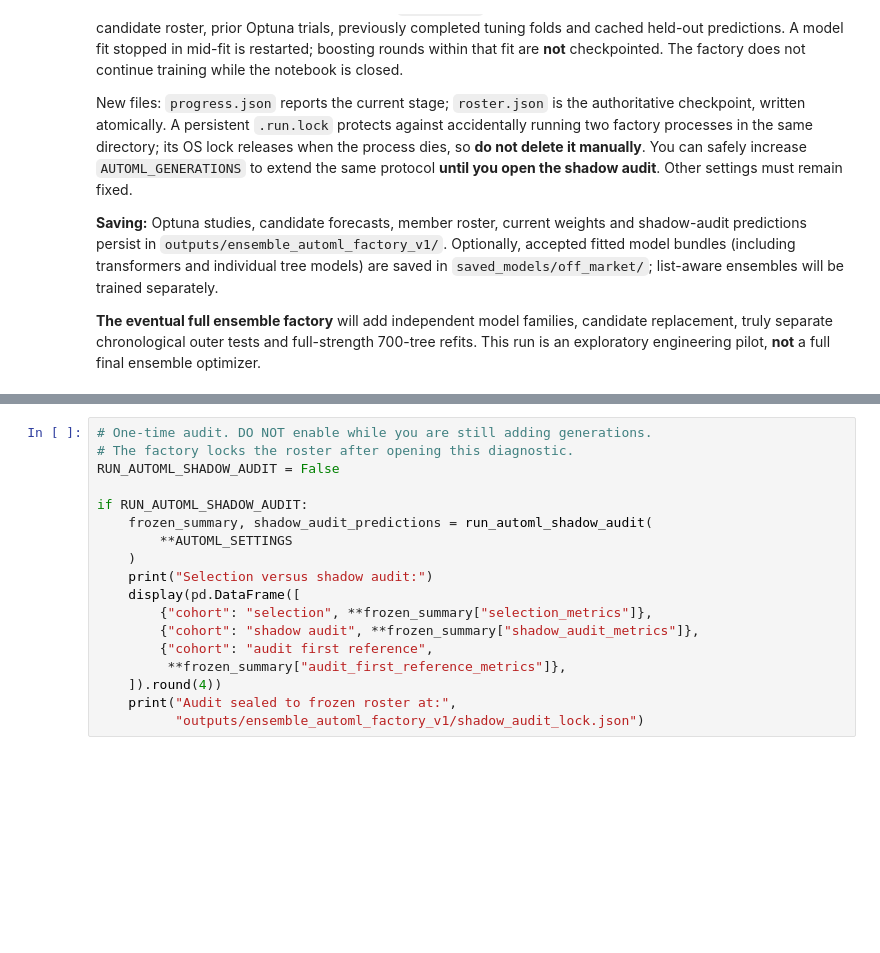
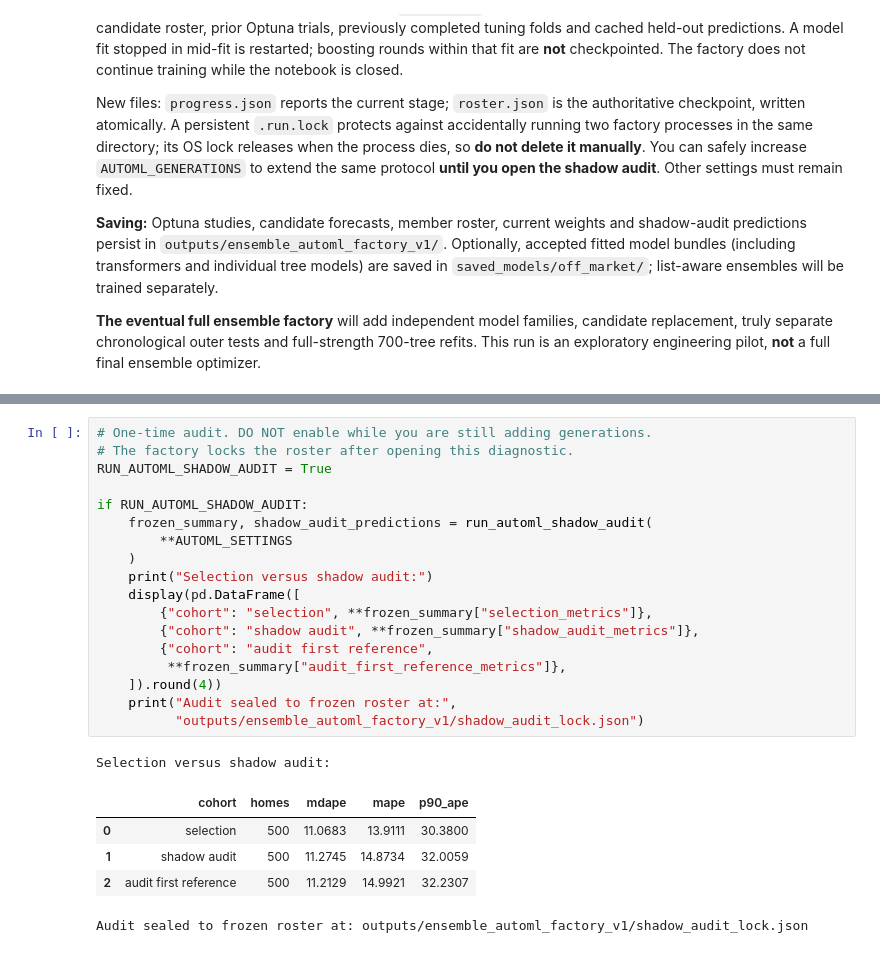
Before and after one commit to HiddenL123/SSU-Data-Dash-hdnl-comp, a Jupyter notebook: ensemble_starter.ipynb, the cells around one changed output, grey strips where cells are left out. Saved outputs shown, nothing was run; the diff lists cells and outputs as text; blank space fills up the shorter version.

```diff
--- a/ensemble_starter.ipynb
+++ b/ensemble_starter.ipynb
@@ -466,21 +494,28 @@ if RUN_AUTOML_FACTORY:
 # %%
 # One-time audit. DO NOT enable while you are still adding generations.
 # The factory locks the roster after opening this diagnostic.
-RUN_AUTOML_SHADOW_AUDIT = False
+RUN_AUTOML_SHADOW_AUDIT = True
 
 if RUN_AUTOML_SHADOW_AUDIT:
     frozen_summary, shadow_audit_predictions = run_automl_shadow_audit(
         **AUTOML_SETTINGS
     )
     print("Selection versus shadow audit:")
     display(pd.DataFrame([
         {"cohort": "selection", **frozen_summary["selection_metrics"]},
         {"cohort": "shadow audit", **frozen_summary["shadow_audit_metrics"]},
         {"cohort": "audit first reference",
          **frozen_summary["audit_first_reference_metrics"]},
     ]).round(4))
     print("Audit sealed to frozen roster at:",
           "outputs/ensemble_automl_factory_v1/shadow_audit_lock.json")
+# %% [output]
+Selection versus shadow audit:
+|  | cohort | homes | mdape | mape | p90_ape |
+| 0 | selection | 500 | 11.0683 | 13.9111 | 30.3800 |
+| 1 | shadow audit | 500 | 11.2745 | 14.8734 | 32.0059 |
+| 2 | audit first reference | 500 | 11.2129 | 14.9921 | 32.2307 |
+Audit sealed to frozen roster at: outputs/ensemble_automl_factory_v1/shadow_audit_lock.json
 # %%
 # Inspect a completed or interrupted study without retraining anything.
 from pathlib import Path
```
Also changed, not shown: parts of 2 cells of this notebook, 5 other files.
